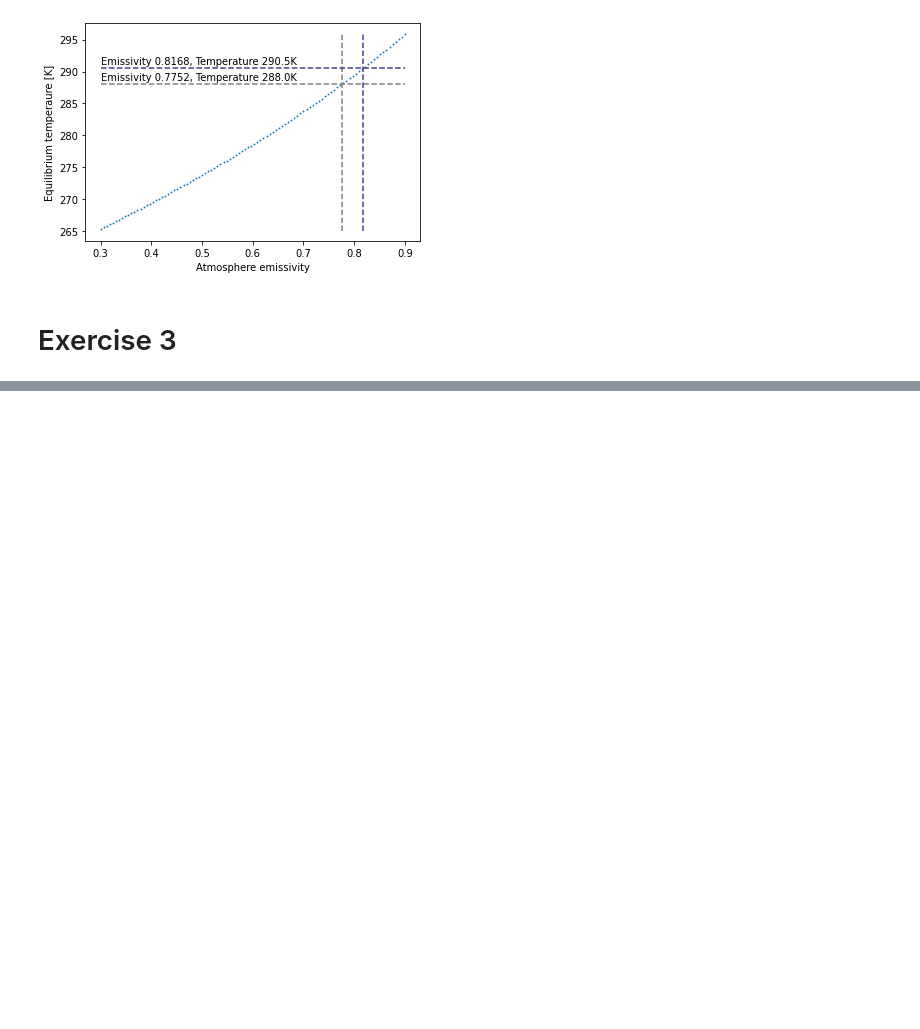
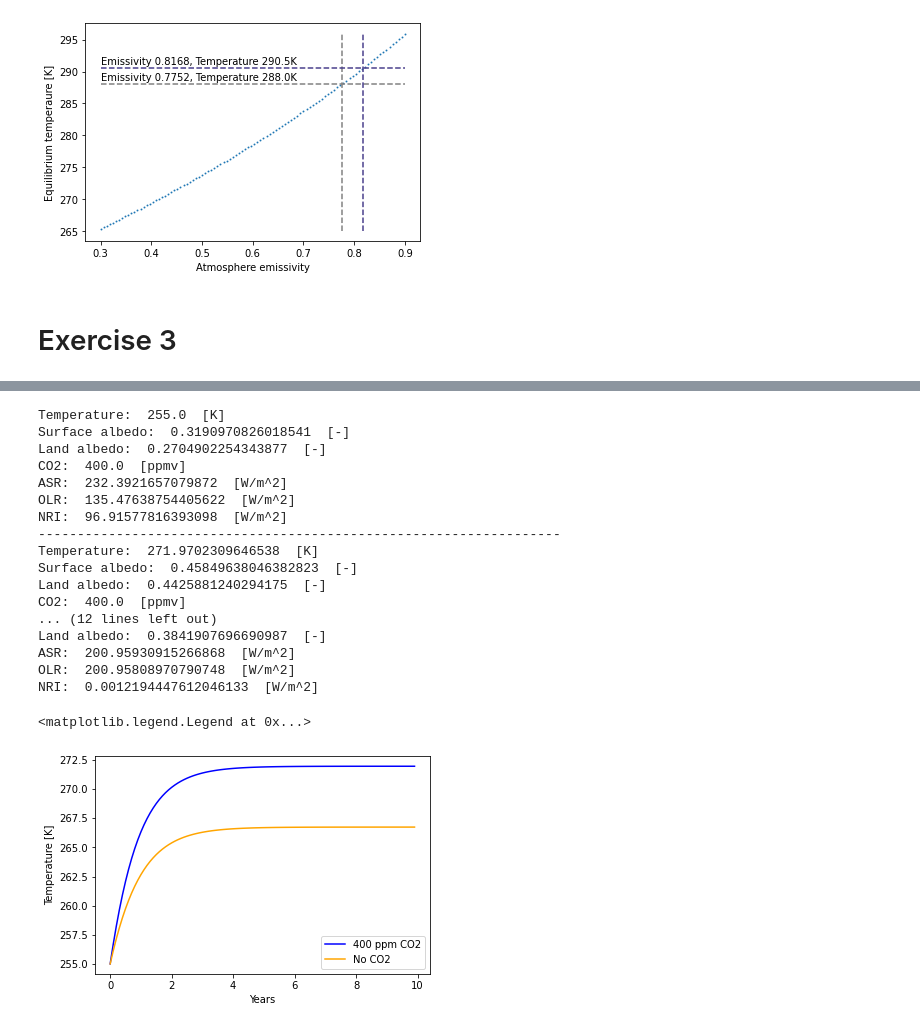
Before and after one commit to dkrieger94/intro, a Jupyter notebook: Untitled0.ipynb, the cells around one changed output, grey strips where cells are left out. Saved outputs shown, nothing was run; the diff lists cells and outputs as text; code cells hidden in the pictures; blank space fills up the shorter version.

```diff
--- a/Untitled0.ipynb
+++ b/Untitled0.ipynb
@@ -314,0 +353,47 @@ NRI:  0.10084589100196695  [W/m^2]
+# %%
+model = ESM(t_init=255.0, lin_olr=False, depth=40., use_co2=True)
+
+model.model_state()
+
+time, temperature_0 = model.integrate(sim_time=10., out_freq=.1, update_state=True, verbose=False)
+
+print('-------------------------------------------------------------------')
+model.model_state()
+
+
+model = ESM(t_init=255.0, lin_olr=False, depth=40., use_co2=False)
+
+model.model_state()
+
+time, temperature_1 = model.integrate(sim_time=10., out_freq=.1, update_state=True, verbose=False)
+
+print('-------------------------------------------------------------------')
+model.model_state()
+
+
+plt.plot(time, temperature_0, ls='solid', color='blue', label="400 ppm CO2")
+plt.plot(time, temperature_1, ls='solid', color='orange', label="No CO2")
+
+plt.xlabel('Years')
+plt.ylabel('Temperature [K]')
+plt.legend()
+# %% [output]
+Temperature:  255.0  [K]
+Surface albedo:  0.3190970826018541  [-]
+Land albedo:  0.2704902254343877  [-]
+CO2:  400.0  [ppmv]
+ASR:  232.3921657079872  [W/m^2]
+OLR:  135.47638754405622  [W/m^2]
+NRI:  96.91577816393098  [W/m^2]
+-------------------------------------------------------------------
+Temperature:  271.9702309646538  [K]
+Surface albedo:  0.45849638046382823  [-]
+Land albedo:  0.4425881240294175  [-]
+CO2:  400.0  [ppmv]
+... (12 lines left out)
+Land albedo:  0.3841907696690987  [-]
+ASR:  200.95930915266868  [W/m^2]
+OLR:  200.95808970790748  [W/m^2]
+NRI:  0.0012194447612046133  [W/m^2]
+<matplotlib.legend.Legend at 0x...>
+[figure, added]
```
Also changed, not shown: parts of 4 cells of this notebook.
